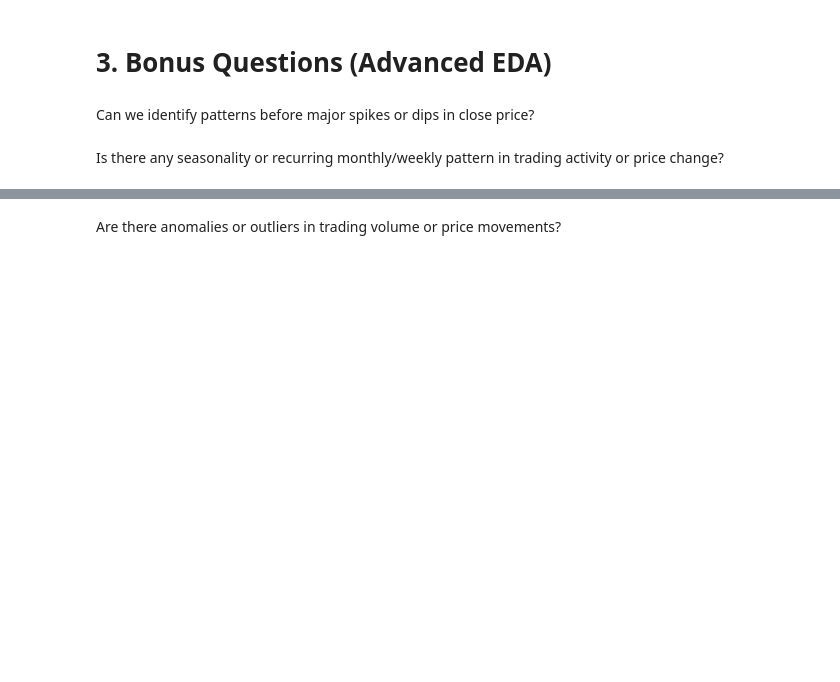
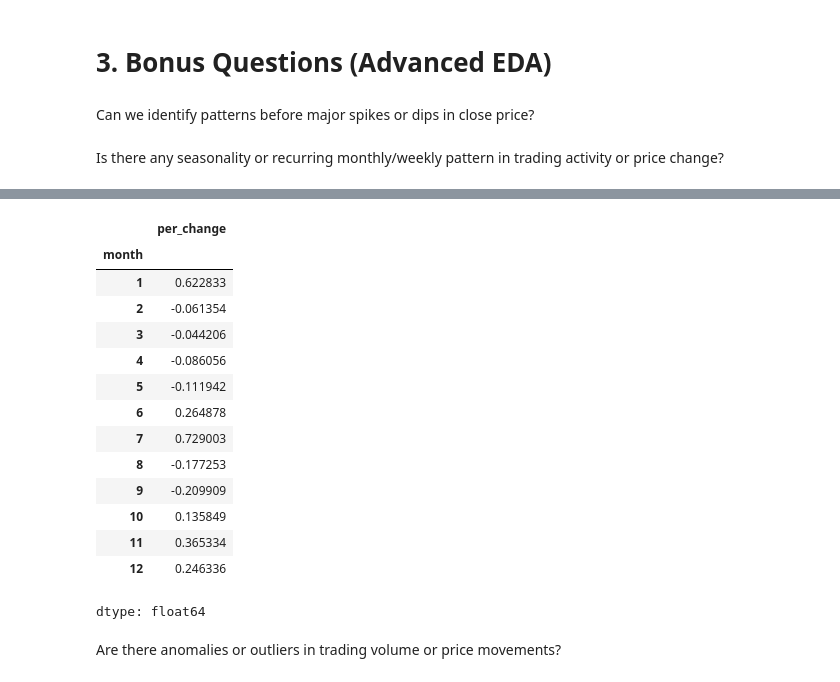
Before and after one commit to SanjayBista1010/Classification, a Jupyter notebook: nepalShare.ipynb, the cells around one changed output, grey strips where cells are left out. Saved outputs shown, nothing was run; the diff lists cells and outputs as text; code cells hidden in the pictures; blank space fills up the shorter version.

```diff
--- a/nepalShare.ipynb
+++ b/nepalShare.ipynb
@@ -322,2 +334,20 @@ Is there any seasonality or recurring monthly/weekly pattern in trading activity
+# %%
+df.groupby('month')['per_change'].mean()
+# %% [output]
+|  | per_change |
+| month |  |
+| 1 | 0.622833 |
+| 2 | -0.061354 |
+| 3 | -0.044206 |
+| 4 | -0.086056 |
+| 5 | -0.111942 |
+| 6 | 0.264878 |
+| 7 | 0.729003 |
+| 8 | -0.177253 |
+| 9 | -0.209909 |
+| 10 | 0.135849 |
+| 11 | 0.365334 |
+| 12 | 0.246336 |
+dtype: float64
 # %% [markdown]
 Are there anomalies or outliers in trading volume or price movements?
```
Also changed, not shown: parts of 1 cell of this notebook.
